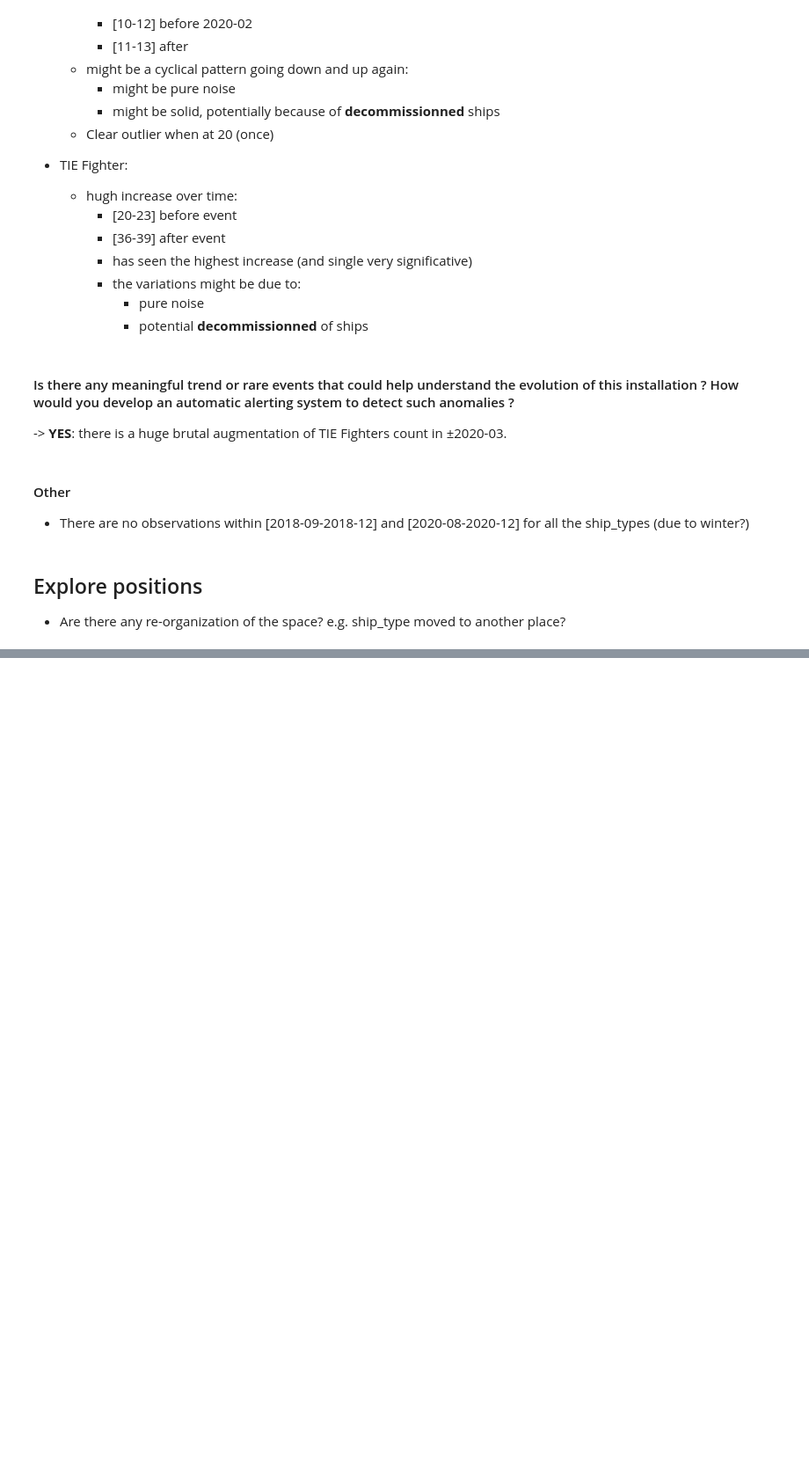
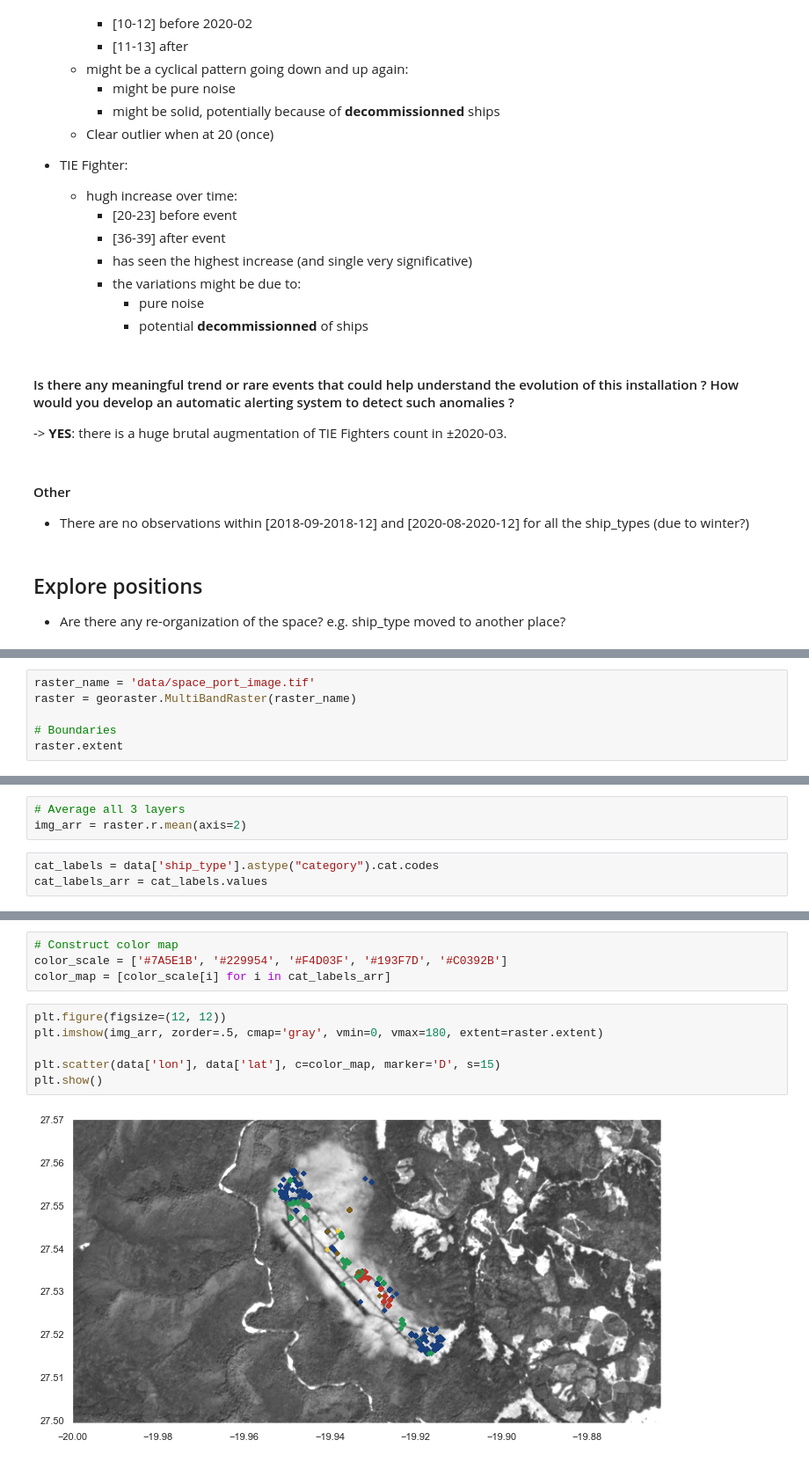
Before and after one commit to AlexisBogroff/geo_challenge, a Jupyter notebook: part_3_2_eda_exploration.ipynb, the cells around one changed output, grey strips where cells are left out. Shown: that part at 88% size. Drawn from its saved outputs; the diff is of its cells as text; blank space fills up the shorter version.

```diff
--- a/part_3_2_eda_exploration.ipynb
+++ b/part_3_2_eda_exploration.ipynb
@@ -257,0 +278,6 @@ for i, ship_type in enumerate(data['ship_type'].value_counts().index):
+# %%
+raster_name = 'data/space_port_image.tif'
+raster = georaster.MultiBandRaster(raster_name)
+
+# Boundaries
+raster.extent
@@ -257,0 +286,6 @@ for i, ship_type in enumerate(data['ship_type'].value_counts().index):
+# %%
+# Average all 3 layers
+img_arr = raster.r.mean(axis=2)
+# %%
+cat_labels = data['ship_type'].astype("category").cat.codes
+cat_labels_arr = cat_labels.values
@@ -257,0 +301,12 @@ for i, ship_type in enumerate(data['ship_type'].value_counts().index):
+# %%
+# Construct color map
+color_scale = ['#7A5E1B', '#229954', '#F4D03F', '#193F7D', '#C0392B']
+color_map = [color_scale[i] for i in cat_labels_arr]
+# %%
+plt.figure(figsize=(12, 12))
+plt.imshow(img_arr, zorder=.5, cmap='gray', vmin=0, vmax=180, extent=raster.extent)
+
+plt.scatter(data['lon'], data['lat'], c=color_map, marker='D', s=15)
+plt.show()
+# %% [output]
+[figure, added]
```
Also changed, not shown: parts of 5 cells of this notebook.
